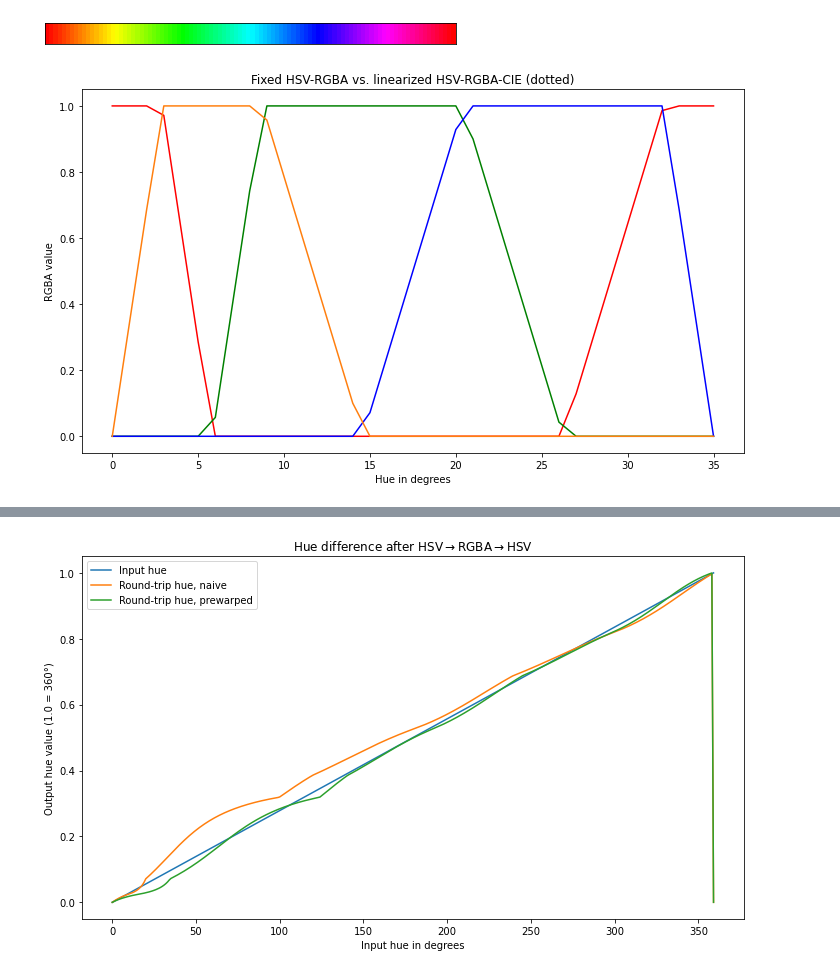
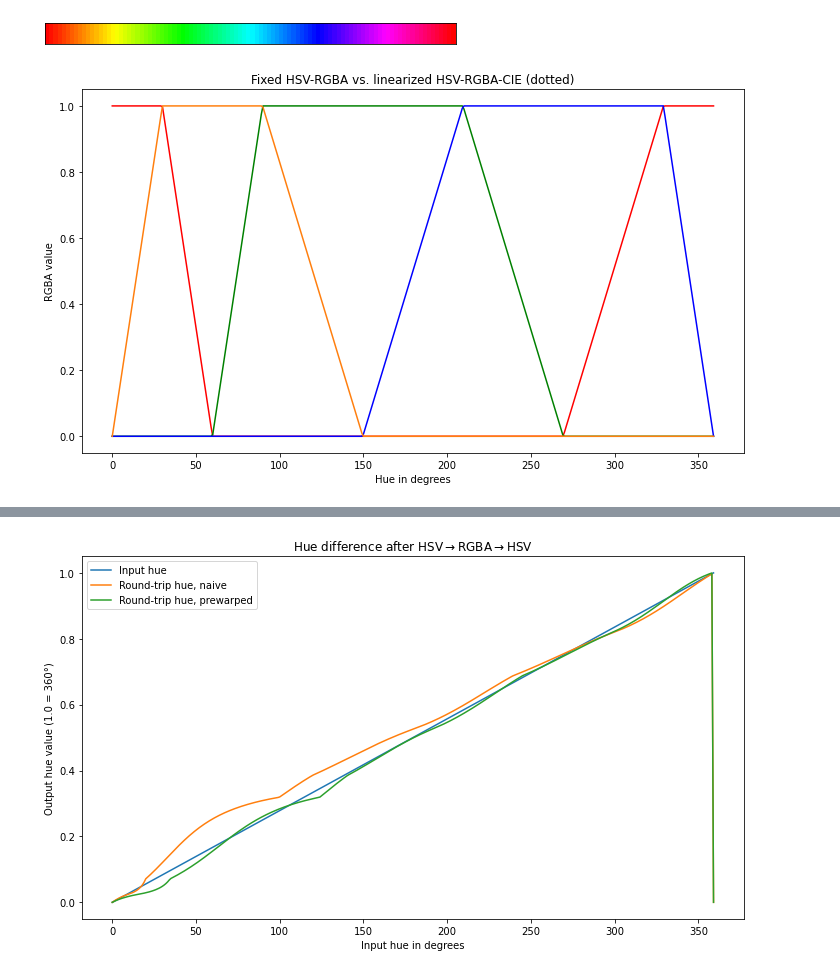
Before and after one commit to headrotor/colorxform, a Jupyter notebook: linearized_RGBA_to_hue.ipynb, the cells around one changed output, grey strips where cells are left out. Saved outputs shown, nothing was run; the diff lists cells and outputs as text; code cells hidden in the pictures.

```diff
--- a/linearized_RGBA_to_hue.ipynb
+++ b/linearized_RGBA_to_hue.ipynb
@@ -93,35 +93,35 @@ sat = 1.0
 val = 1.0
 
 # Use num =36 to compute regression & CIE plots, num=360 for plots!
-for hue in np.linspace(0., 1., num=36):
-#for hue in np.linspace(0., 1., num=360):
+#for hue in np.linspace(0., 1., num=36):
+for hue in np.linspace(0., 1., num=360):
     gamut_HSV.append(np.array([hue, sat, val]))
     gamut_RGBA.append(np.array(cx.HSV_to_RGBA(hue, sat, val)))
     gamut_RGBA_CIE.append(np.array(cx.HSV_to_RGBA_CIE(hue, sat, val, warp = False)))
     gamut_RGBA_CIE_warp.append(np.array(cx.HSV_to_RGBA_CIE(hue, sat, val, warp = True)))
 
 gamut_HSV = np.array(gamut_HSV)
 gamut_RGBA = np.array(gamut_RGBA)
 gamut_RGBA_CIE = np.array(gamut_RGBA_CIE)
 gamut_RGBA_CIE_warp = np.array(gamut_RGBA_CIE_warp)
 
 figure = plt.figure()
 ax2 = figure.add_subplot()
 
 ax2.plot(gamut_RGBA[:,0],'r')
 ax2.plot(gamut_RGBA[:,1],'g')
 ax2.plot(gamut_RGBA[:,2],'b')
 ax2.plot(gamut_RGBA[:,3], color='tab:orange')
 
 
 #ax2.plot(gamut_RGBA_CIE_warp[:,0],'r',linestyle='dotted')
 #ax2.plot(gamut_RGBA_CIE_warp[:,1],'g',linestyle='dotted')
 #ax2.plot(gamut_RGBA_CIE_warp[:,2],'b',linestyle='dotted')
 #ax2.plot(gamut_RGBA_CIE_warp[:,3], color='tab:orange', linestyle='dotted')
 
 plt.title("Fixed HSV-RGBA vs. linearized HSV-RGBA-CIE (dotted)")
 plt.ylabel("RGBA value")
 plt.xlabel("Hue in degrees")
 figure.savefig("RGBA-HSV-CIE-nowarp.png")
 # %% [output]
-[figure, old version]
+[figure, new version]
```
Also changed, not shown: parts of 6 cells of this notebook, 3 other files.
